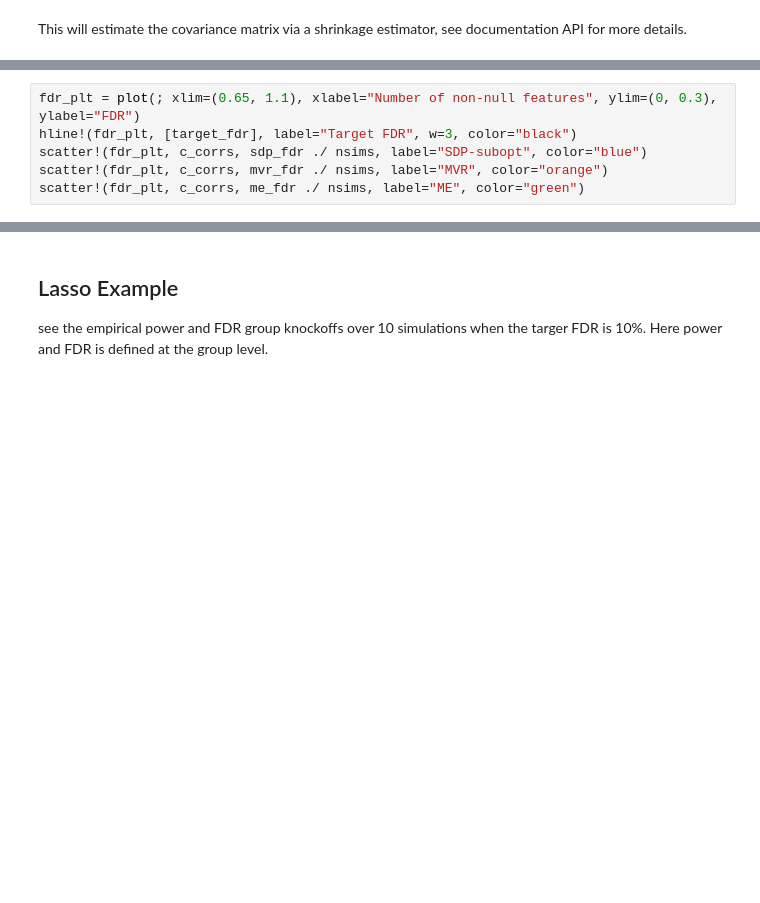
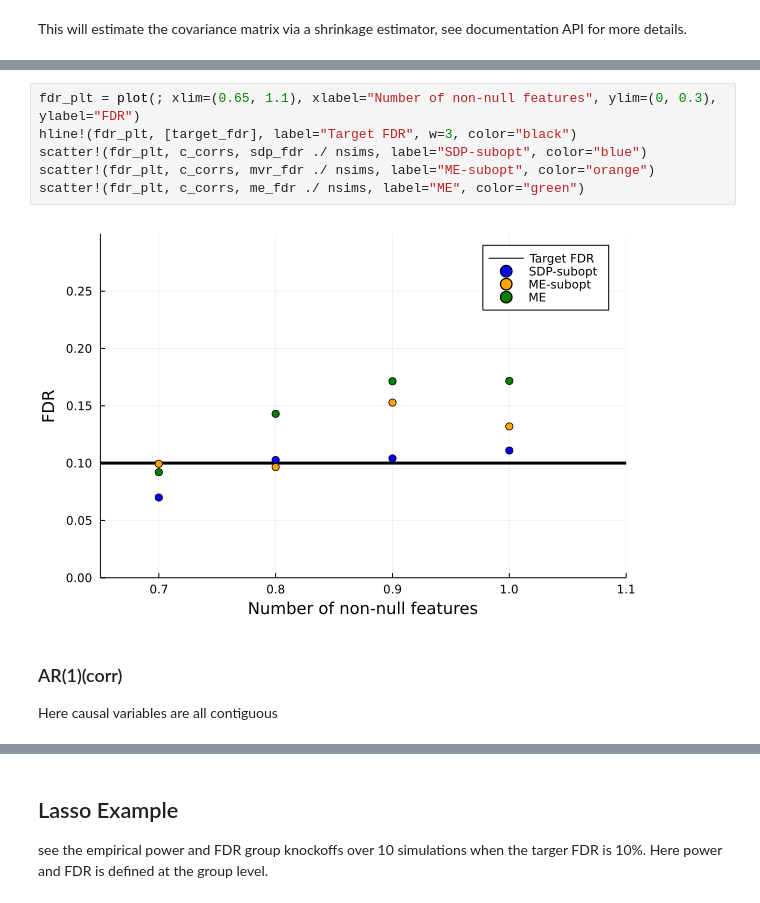
Before and after one commit to biona001/Knockoffs.jl, a Jupyter notebook: docs/src/man/group.ipynb, the cells around one changed output, grey strips where cells are left out. Cells and saved outputs as stored; diff of their text form; blank space fills up the shorter version.

```diff
--- a/docs/src/man/group.ipynb
+++ b/docs/src/man/group.ipynb
@@ -348,6 +287,12 @@ scatter!(power_plt, c_corrs, me_power ./ nsims, label="ME", color="green")
 # %%
 fdr_plt = plot(; xlim=(0.65, 1.1), xlabel="Number of non-null features", ylim=(0, 0.3), ylabel="FDR")
 hline!(fdr_plt, [target_fdr], label="Target FDR", w=3, color="black")
 scatter!(fdr_plt, c_corrs, sdp_fdr ./ nsims, label="SDP-subopt", color="blue")
-scatter!(fdr_plt, c_corrs, mvr_fdr ./ nsims, label="MVR", color="orange")
+scatter!(fdr_plt, c_corrs, mvr_fdr ./ nsims, label="ME-subopt", color="orange")
 scatter!(fdr_plt, c_corrs, me_fdr ./ nsims, label="ME", color="green")
+# %% [output]
+[figure, added]
+# %% [markdown]
+### AR(1)(corr)
+
+Here causal variables are all contiguous
```
Also changed, not shown: parts of 19 cells of this notebook, 1 other file.
